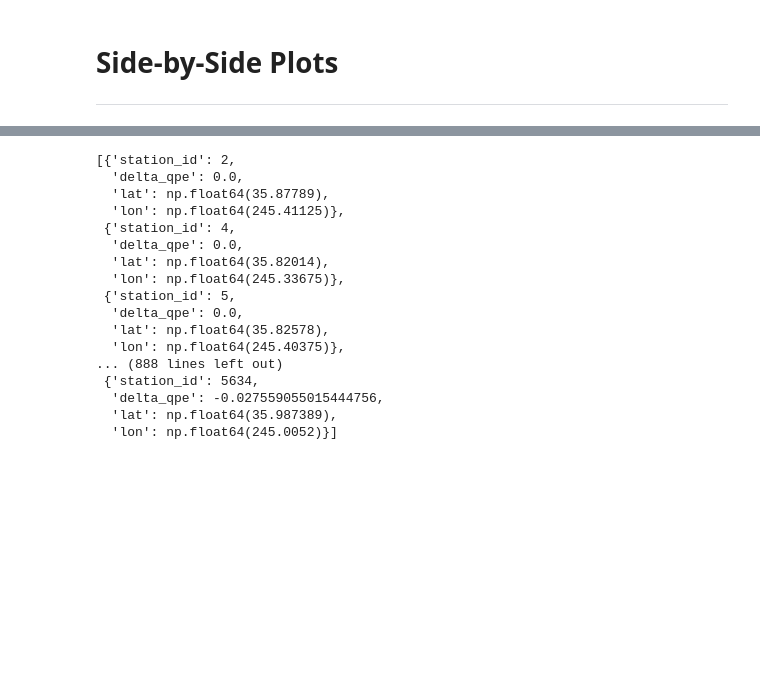
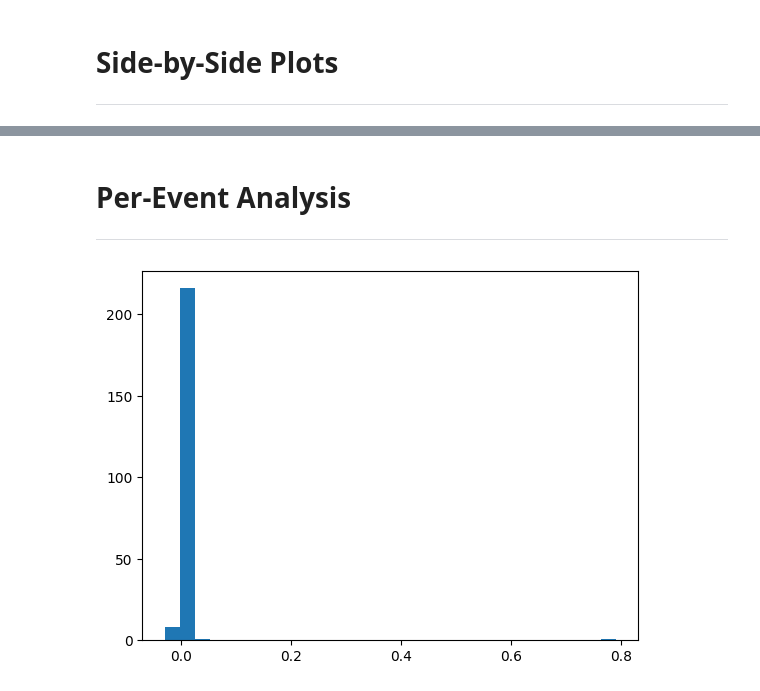
Before and after one commit to leharris3/ccrfcd-gauge-grids, a Jupyter notebook: _ccrfcd_test.ipynb, the cells around one changed output, grey strips where cells are left out. Saved outputs shown, nothing was run; the diff lists cells and outputs as text; code cells hidden in the pictures; blank space fills up the shorter version.

```diff
--- a/_ccrfcd_test.ipynb
+++ b/_ccrfcd_test.ipynb
@@ -352,20 +357,8 @@ plot_delta_ccrfcd(gp, deltas)
+# %% [markdown]
+# Per-Event Analysis
+---
 # %%
-deltas
+delta_vals = [item['delta_qpe'] for item in deltas]
+plt.hist(delta_vals, bins=30);
 # %% [output]
-[{'station_id': 2,
-  'delta_qpe': 0.0,
-  'lat': np.float64(35.87789),
-  'lon': np.float64(245.41125)},
- {'station_id': 4,
-  'delta_qpe': 0.0,
-  'lat': np.float64(35.82014),
-  'lon': np.float64(245.33675)},
- {'station_id': 5,
-  'delta_qpe': 0.0,
-  'lat': np.float64(35.82578),
-  'lon': np.float64(245.40375)},
-... (888 lines left out)
- {'station_id': 5634,
-  'delta_qpe': -0.027559055015444756,
-  'lat': np.float64(35.987389),
-  'lon': np.float64(245.0052)}]
+[figure, added]
```
Also changed, not shown: parts of 11 cells of this notebook, 32 other files.
